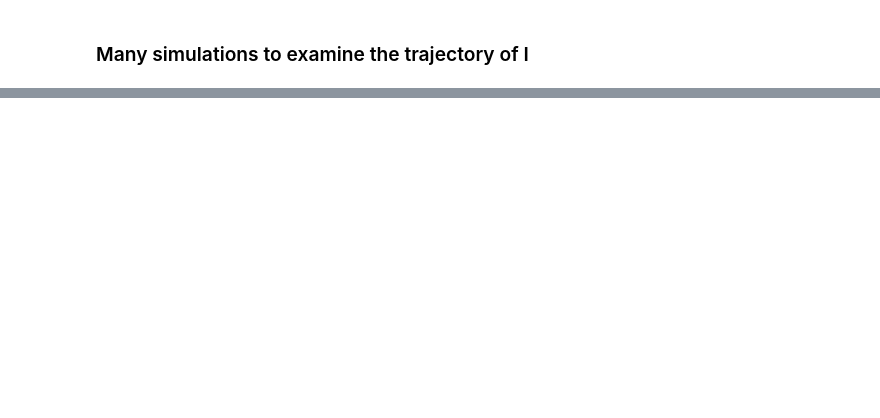
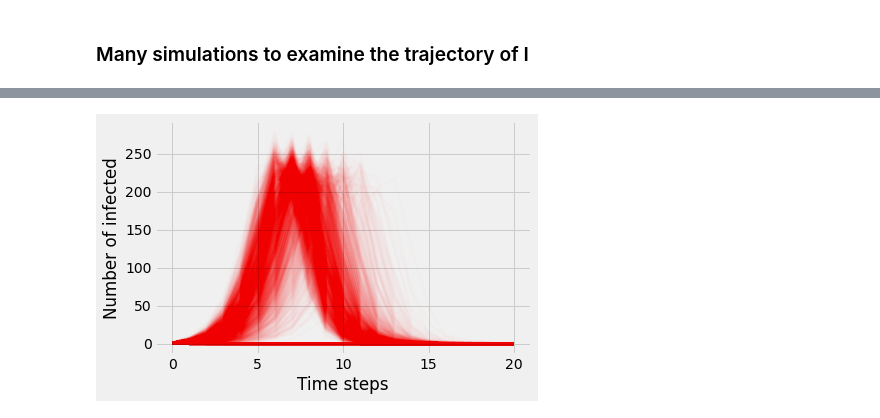
Before and after one commit to computationalUncertaintyLab/2020F_PHDSI, a Jupyter notebook: r5/Recitation05.ipynb, the cells around one changed output, grey strips where cells are left out. Cells and saved outputs as stored; diff of their text form; code cells hidden in the pictures; blank space fills up the shorter version.

```diff
--- a/r5/Recitation05.ipynb
+++ b/r5/Recitation05.ipynb
@@ -169,0 +168,36 @@ ax.tick_params(which="both",labelsize=8.)
+# %%
+# Wrap the Reed-Frost simualtion inside a function
+def simulateRFModel(numberOfTimeSteps,p,Is=[1],Ss=[],Rs=[]):
+    for t in np.arange(0,numberOfTimeSteps):
+        # at previous time step
+        St = Ss[t]
+        It = Is[t]
+        Rt = Rs[t]
+
+        #at the next time step
+        Itp1 = IAtTPlus1(St,It,p)
+        Stp1 = SAtTPlus1(St,Itp1)
+        Rtp1 = RAtTPlus1(Rt,It)
+
+        # collect data
+        Is.append(Itp1)
+        Ss.append(Stp1)
+        Rs.append(Rtp1)
+    # and return a dictionary that contains all three states and their values over time.
+    return {"Is":Is, "Ss":Ss,"Rs":Rs}
+
+fig,ax = plt.subplots()
+
+numberOfSimulations = 2*10**3
+for n in range(numberOfSimulations):
+    fromState2List = simulateRFModel(20,0.0025,Is=[1],Ss=[1000],Rs=[0])
+
+    Is = fromState2List["Is"]
+    ax.plot(Is,lw=3,alpha=0.01,color="red")
+
+ax.set_xlabel("Time steps")
+ax.set_ylabel("Number of infected")
+
+plt.show()
+# %% [output]
+[figure, added]
```
Also changed, not shown: parts of 6 cells of this notebook, 1 other file.
